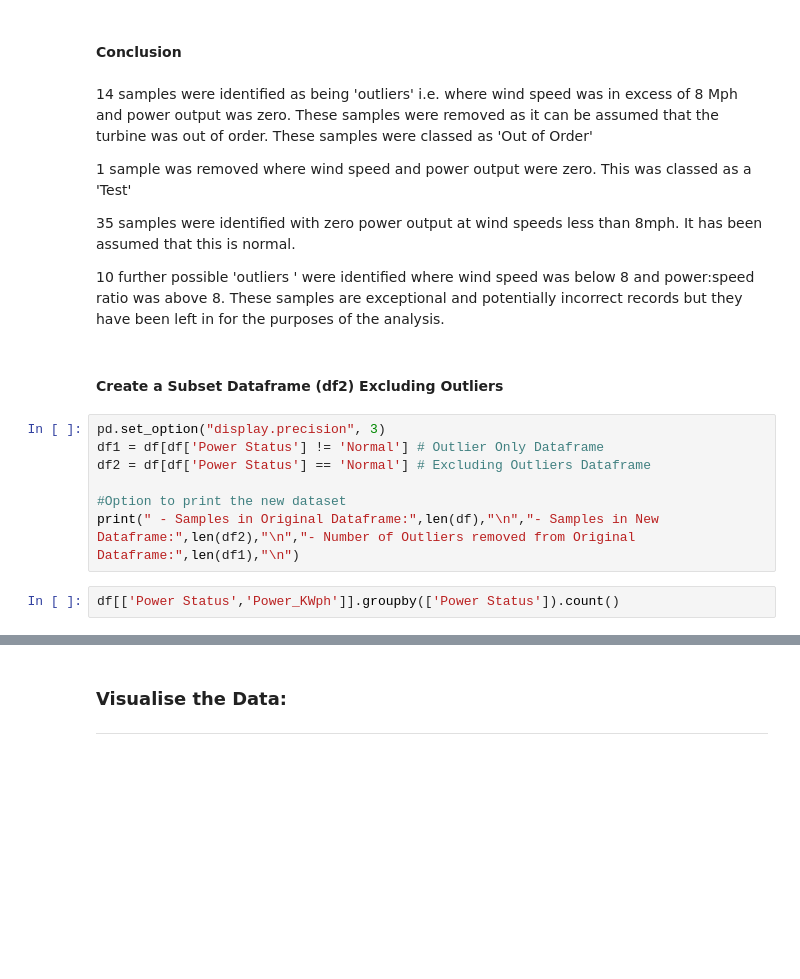
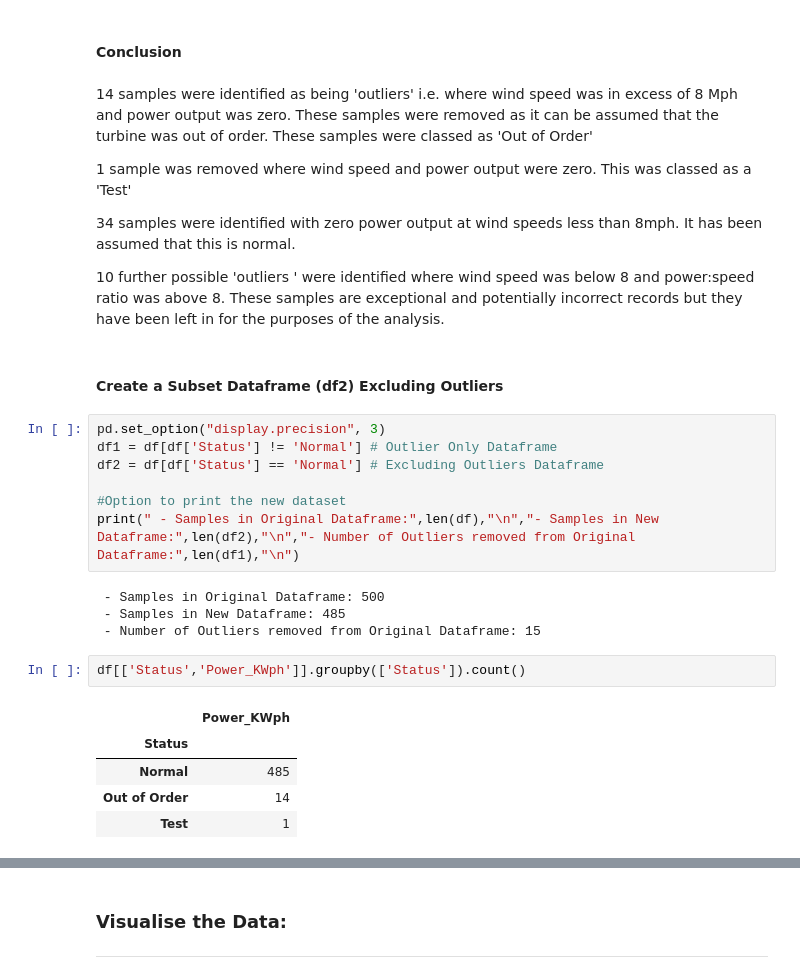
Before and after one commit to Fiona-600/Data-Analytics-2020-Project, a Jupyter notebook: Final Project 2020.ipynb, the cells around one changed output, grey strips where cells are left out. Cells and saved outputs as stored; diff of their text form; blank space fills up the shorter version.

```diff
--- a/Final Project 2020.ipynb
+++ b/Final Project 2020.ipynb
@@ -207,20 +194,30 @@ df.sort_values(by=['Speed_Mph'], inplace=True, ascending=True)#Sort the dataset
 
 1 sample was removed where wind speed and power output were zero.  This was classed as a 'Test'
 
-35 samples were identified with zero power output at wind speeds less than 8mph.  It has been assumed that this is normal.
+34 samples were identified with zero power output at wind speeds less than 8mph.  It has been assumed that this is normal.
 
 10 further possible 'outliers ' were identified where wind speed was below 8 and power:speed ratio was above 8.  These samples are exceptional and potentially incorrect records but they have been left in for the purposes of the analysis.
 # %% [markdown]
 #### Create a Subset Dataframe (df2) Excluding Outliers
 # %%
 pd.set_option("display.precision", 3)
-df1 = df[df['Power Status'] != 'Normal'] # Outlier Only Dataframe
-df2 = df[df['Power Status'] == 'Normal'] # Excluding Outliers Dataframe
+df1 = df[df['Status'] != 'Normal'] # Outlier Only Dataframe
+df2 = df[df['Status'] == 'Normal'] # Excluding Outliers Dataframe
 
 #Option to print the new dataset
 print(" - Samples in Original Dataframe:",len(df),"\n","- Samples in New Dataframe:",len(df2),"\n","- Number of Outliers removed from Original Dataframe:",len(df1),"\n")
+# %% [output]
+ - Samples in Original Dataframe: 500
+ - Samples in New Dataframe: 485
+ - Number of Outliers removed from Original Dataframe: 15
 # %%
-df[['Power Status','Power_KWph']].groupby(['Power Status']).count()
+df[['Status','Power_KWph']].groupby(['Status']).count()
+# %% [output]
+|  | Power_KWph |
+| Status |  |
+| Normal | 485 |
+| Out of Order | 14 |
+| Test | 1 |
 # %%
 df2.sort_values(by=['Power:Speed'], inplace=True, ascending=False)#Sort the dataset in ascending order
 df2.describe()
```
Also changed, not shown: parts of 21 cells of this notebook.
